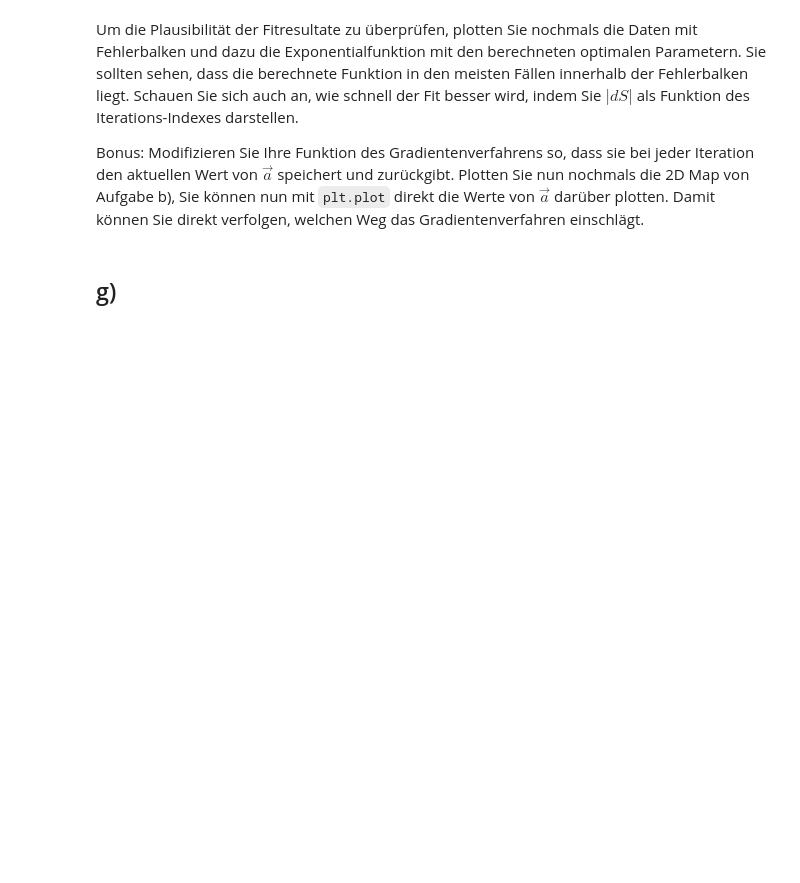
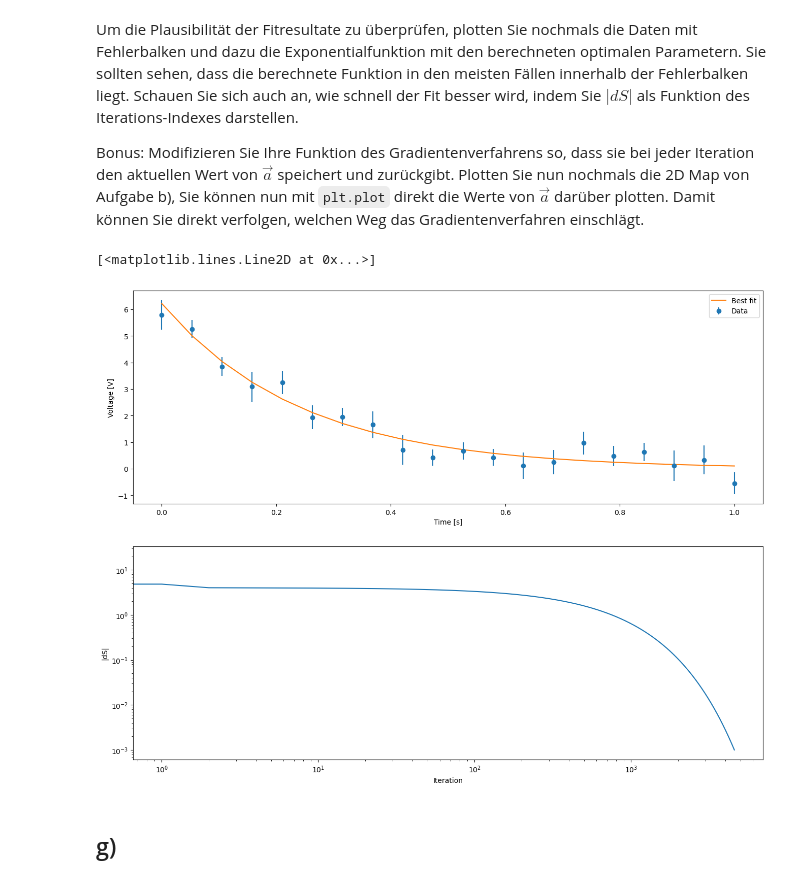
Before and after one commit to fflopsi/datenanalyse, a Jupyter notebook: exercises/11/Aufgabenblatt_11.ipynb, the cells around one changed output. Drawn from its saved outputs; the diff is of its cells as text; code cells hidden in the pictures; blank space fills up the shorter version.

```diff
--- a/exercises/11/Aufgabenblatt_11.ipynb
+++ b/exercises/11/Aufgabenblatt_11.ipynb
@@ -78,10 +126,35 @@ def dS2 (x, y, sigma, f, a, delta):
     return delta_S2
+# %%
+def dS(x, y, sigma, f, a, delta):
+    nabla_S = np.zeros(len(a))
+
+    for i in range(len(a)):
+        delta_i = np.zeros(len(a))
+        delta_i[i] = delta
+        nabla_S[i] = (Sres(x, y, sigma, f, a + delta_i) - Sres(x, y, sigma, f, a - delta_i)) / (2 * delta)
+
+    return nabla_S
 # %% [markdown]
 ## d)
 # %% [markdown]
 Schreiben Sie nun eine Funktion, die das Gradientenverfahren anwendet, um die optimalen Parameter zu finden. Berechnen Sie dazu zuerst $\vec{\nabla} S$ und dessen Betrag $|dS| = |\vec{\nabla} S|$ für einen Startwert $\vec{a}_0$. Berechnen Sie anschliessend den nächsten Wert $\vec{a} = \vec{a}_0-\alpha\vec{\nabla} S $ mithilfe des Proportionalitätswertes $\alpha$ und dann vom neuen $\vec{a}$ wieder $\vec{\nabla} S$ und $|dS|$. Iterieren Sie nun über diesen Prozess mit einem `while` loop, bis $|dS|$ klein genug ist. Als Alternative sollten Sie auch eine maximale Anzahl Iterationen $i_{\mathrm{max}}$ als Abbruchbedingung definieren, falls die Annäherung zum Minimum zu langsam oder gar nicht konvergiert. Es ist sinnvoll, in einer Fitfunktion auch direkt die Kovarianzmatrix zu berechnen, dazu können Sie die Funktion `np.linalg.inv` benutzen.
 
 Die Funktion sollte also folgende Argument nehmen: $x$, $y$, $\sigma$, $f$, $\vec{a}_0$, $\Delta$, $\alpha$, $|dS|_{min}$ und $i_{max}$. Die Funktion sollte die optimalen Parameter sowie die Kovarianzmatrix als Resultate zurückgeben. Zudem sollte sie auch noch $|dS|$ für jede Iteration speichern und zusammen mit der Anzahl ausgeführten Iterationen zurückgeben.
+# %%
+def my_gradient(x, y, sigma, f, a0, delta, alpha, dS_min, i_max):
+    dSs = np.zeros((i_max+1, len(a0)))
+    dSs[0] = dS(x, y, sigma, f, a0, delta)
+    dS_abs = np.zeros(i_max+1)
+    dS_abs[0] = np.linalg.norm(dSs[0])
+    a = a0
+    i = 0
+    while i < i_max and dS_abs[i] >= dS_min:
+        a = a - alpha * dSs[i]
+        dSs[i+1] = dS(x, y, sigma, f, a, delta)
+        dS_abs[i+1] = np.linalg.norm(dSs[i+1])
+        i += 1
+
+    return a, i, np.trim_zeros(dS_abs), 2*np.linalg.inv(dS2(x, y, sigma, f, a, delta))
 # %% [markdown]
 ## e)
 # %% [markdown]
@@ -98,6 +177,24 @@ $$
 Um die Plausibilität der Fitresultate zu überprüfen, plotten Sie nochmals die Daten mit Fehlerbalken und dazu die Exponentialfunktion mit den berechneten optimalen Parametern. Sie sollten sehen, dass die berechnete Funktion in den meisten Fällen innerhalb der Fehlerbalken liegt. Schauen Sie sich auch an, wie schnell der Fit besser wird, indem Sie $|dS|$ als Funktion des Iterations-Indexes darstellen.
 
 Bonus: Modifizieren Sie Ihre Funktion des Gradientenverfahrens so, dass sie bei jeder Iteration den aktuellen Wert von $\vec{a}$ speichert und zurückgibt. Plotten Sie nun nochmals die 2D Map von Aufgabe b), Sie können nun mit `plt.plot` direkt die Werte von $\vec{a}$ darüber plotten. Damit können Sie direkt verfolgen, welchen Weg das Gradientenverfahren einschlägt.
+# %%
+fit = my_gradient(t, A, A_sigma, model, (6, 0.25), 1E-4, 1E-4, 1E-3, 100000)
+A0, tau = fit[0]
+its = fit[1]
+dS_abs = fit[2]
+
+_, axs = plt.subplots(2, figsize=(16,12))
+axs[0].set_xlabel('Time [s]')
+axs[0].set_ylabel('Voltage [V]')
+axs[0].errorbar(t, A, A_sigma, fmt='o', label='Data')
+axs[0].plot(t, A0 * np.exp(-t/tau), label='Best fit')
+axs[0].legend()
+axs[1].set_xlabel('Iteration')
+axs[1].set_ylabel('|dS|')
+axs[1].loglog(range(its+1), dS_abs)
+# %% [output]
+[<matplotlib.lines.Line2D at 0x...>]
+[figure, added]
 # %% [markdown]
 ## g)
 # %% [markdown]
```
Also changed, not shown: parts of 9 cells of this notebook.
